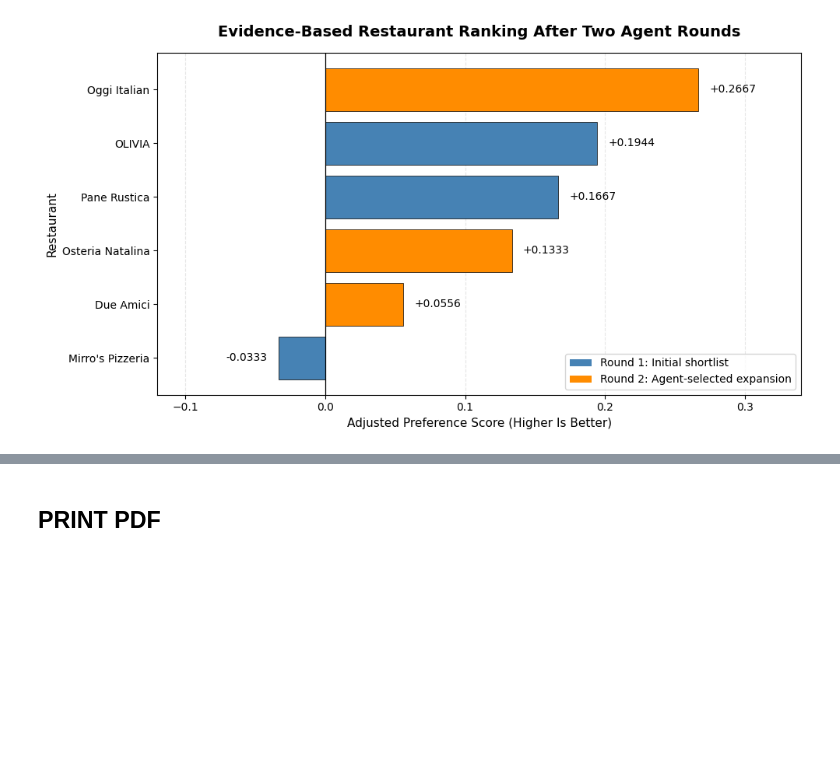
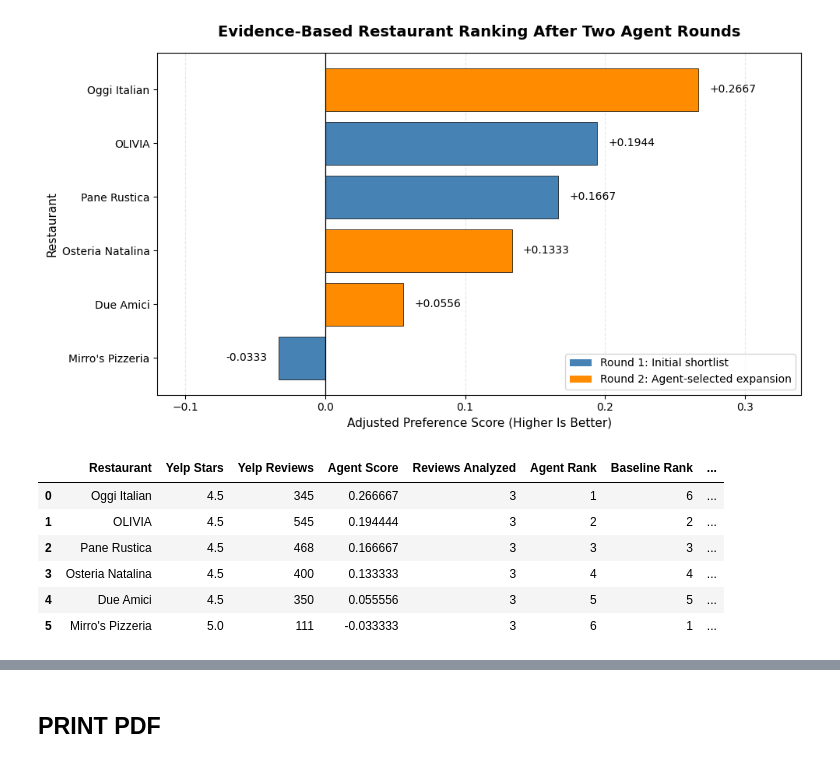
Before and after one commit to behar43/CAP6938_AI_Knowledge_Systems_Final_Project, a Jupyter notebook: tester_Ben_Prishtina.ipynb, the cells around one changed output, grey strips where cells are left out. Drawn from its saved outputs; the diff is of its cells as text; code cells hidden in the pictures; blank space fills up the shorter version.

```diff
--- a/tester_Ben_Prishtina.ipynb
+++ b/tester_Ben_Prishtina.ipynb
@@ -1926,3 +1926,56 @@ plt.savefig("agent_ranking_two_rounds.pdf", bbox_inches="tight")
 plt.show()
 # %% [output]
 [figure]
+# %%
+import pandas as pd
+
+# Results from the completed two-round agent experiment.
+recommendations = agent_run["recommendations"]
+
+rows = []
+
+for restaurant in recommendations:
+    rows.append({
+        "Restaurant": restaurant["name"],
+        "Yelp Stars": restaurant["stars"],
+        "Yelp Reviews": restaurant["review_count"],
+        "Agent Score": restaurant["overall_score"],
+        "Reviews Analyzed": restaurant["reviews_analyzed"]
+    })
+
+df = pd.DataFrame(rows)
+
+# Rank by conventional Yelp rating.
+baseline = df.sort_values(
+    by=["Yelp Stars", "Yelp Reviews"],
+    ascending=[False, False]
+).reset_index(drop=True)
+
+baseline["Baseline Rank"] = baseline.index + 1
+
+# Rank by the agent's preference score.
+agent_ranking = df.sort_values(
+    by=["Agent Score", "Yelp Stars", "Yelp Reviews"],
+    ascending=[False, False, False]
+).reset_index(drop=True)
+
+agent_ranking["Agent Rank"] = agent_ranking.index + 1
+
+comparison = agent_ranking.merge(
+    baseline[["Restaurant", "Baseline Rank"]],
+    on="Restaurant"
+)
+
+comparison["Rank Change"] = (
+    comparison["Baseline Rank"] - comparison["Agent Rank"]
+)
+
+display(comparison)
+# %% [output]
+|  | Restaurant | Yelp Stars | Yelp Reviews | Agent Score | Reviews Analyzed | Agent Rank | Baseline Rank | ... |
+| 0 | Oggi Italian | 4.5 | 345 | 0.266667 | 3 | 1 | 6 | ... |
+| 1 | OLIVIA | 4.5 | 545 | 0.194444 | 3 | 2 | 2 | ... |
+| 2 | Pane Rustica | 4.5 | 468 | 0.166667 | 3 | 3 | 3 | ... |
+| 3 | Osteria Natalina | 4.5 | 400 | 0.133333 | 3 | 4 | 4 | ... |
+| 4 | Due Amici | 4.5 | 350 | 0.055556 | 3 | 5 | 5 | ... |
+| 5 | Mirro's Pizzeria | 5.0 | 111 | -0.033333 | 3 | 6 | 1 | ... |
```
Also changed, not shown: parts of 1 cell of this notebook, 1 other file.
